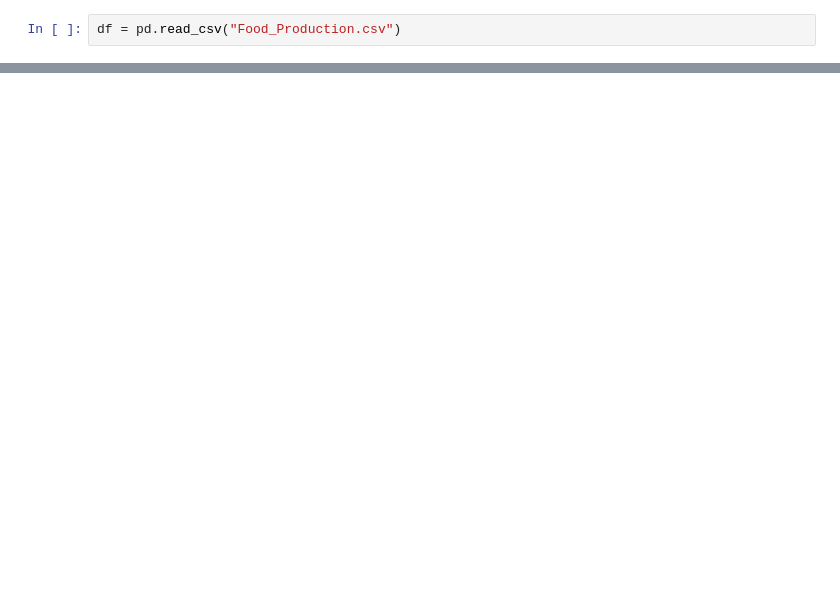
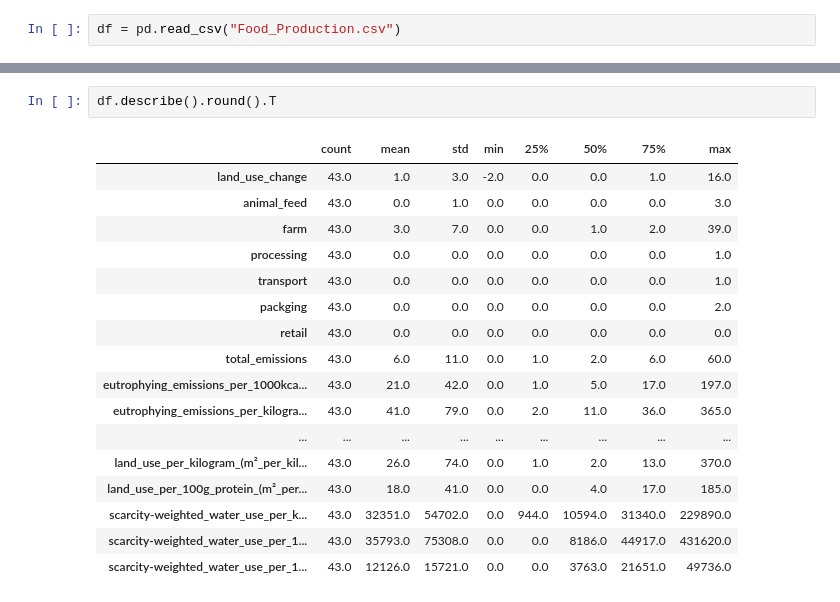
Before and after one commit to HannaPo/ML-zoomcamp, a Jupyter notebook: Food_Production.ipynb, the cells around one changed output, grey strips where cells are left out. Drawn from its saved outputs; the diff is of its cells as text; blank space fills up the shorter version.

```diff
--- a/Food_Production.ipynb
+++ b/Food_Production.ipynb
@@ -27 +53,21 @@ df.head()
 5 rows × 23 columns
+# %%
+df.describe().round().T
+# %% [output]
+|  | count | mean | std | min | 25% | 50% | 75% | max |
+| land_use_change | 43.0 | 1.0 | 3.0 | -2.0 | 0.0 | 0.0 | 1.0 | 16.0 |
+| animal_feed | 43.0 | 0.0 | 1.0 | 0.0 | 0.0 | 0.0 | 0.0 | 3.0 |
+| farm | 43.0 | 3.0 | 7.0 | 0.0 | 0.0 | 1.0 | 2.0 | 39.0 |
+| processing | 43.0 | 0.0 | 0.0 | 0.0 | 0.0 | 0.0 | 0.0 | 1.0 |
+| transport | 43.0 | 0.0 | 0.0 | 0.0 | 0.0 | 0.0 | 0.0 | 1.0 |
+| packging | 43.0 | 0.0 | 0.0 | 0.0 | 0.0 | 0.0 | 0.0 | 2.0 |
+| retail | 43.0 | 0.0 | 0.0 | 0.0 | 0.0 | 0.0 | 0.0 | 0.0 |
+| total_emissions | 43.0 | 6.0 | 11.0 | 0.0 | 1.0 | 2.0 | 6.0 | 60.0 |
+| eutrophying_emissions_per_1000kca... | 43.0 | 21.0 | 42.0 | 0.0 | 1.0 | 5.0 | 17.0 | 197.0 |
+| eutrophying_emissions_per_kilogra... | 43.0 | 41.0 | 79.0 | 0.0 | 2.0 | 11.0 | 36.0 | 365.0 |
+| ... | ... | ... | ... | ... | ... | ... | ... | ... |
+| land_use_per_kilogram_(m²_per_kil... | 43.0 | 26.0 | 74.0 | 0.0 | 1.0 | 2.0 | 13.0 | 370.0 |
+| land_use_per_100g_protein_(m²_per... | 43.0 | 18.0 | 41.0 | 0.0 | 0.0 | 4.0 | 17.0 | 185.0 |
+| scarcity-weighted_water_use_per_k... | 43.0 | 32351.0 | 54702.0 | 0.0 | 944.0 | 10594.0 | 31340.0 | 229890.0 |
+| scarcity-weighted_water_use_per_1... | 43.0 | 35793.0 | 75308.0 | 0.0 | 0.0 | 8186.0 | 44917.0 | 431620.0 |
+| scarcity-weighted_water_use_per_1... | 43.0 | 12126.0 | 15721.0 | 0.0 | 0.0 | 3763.0 | 21651.0 | 49736.0 |
```
Also changed, not shown: parts of 7 cells of this notebook.
